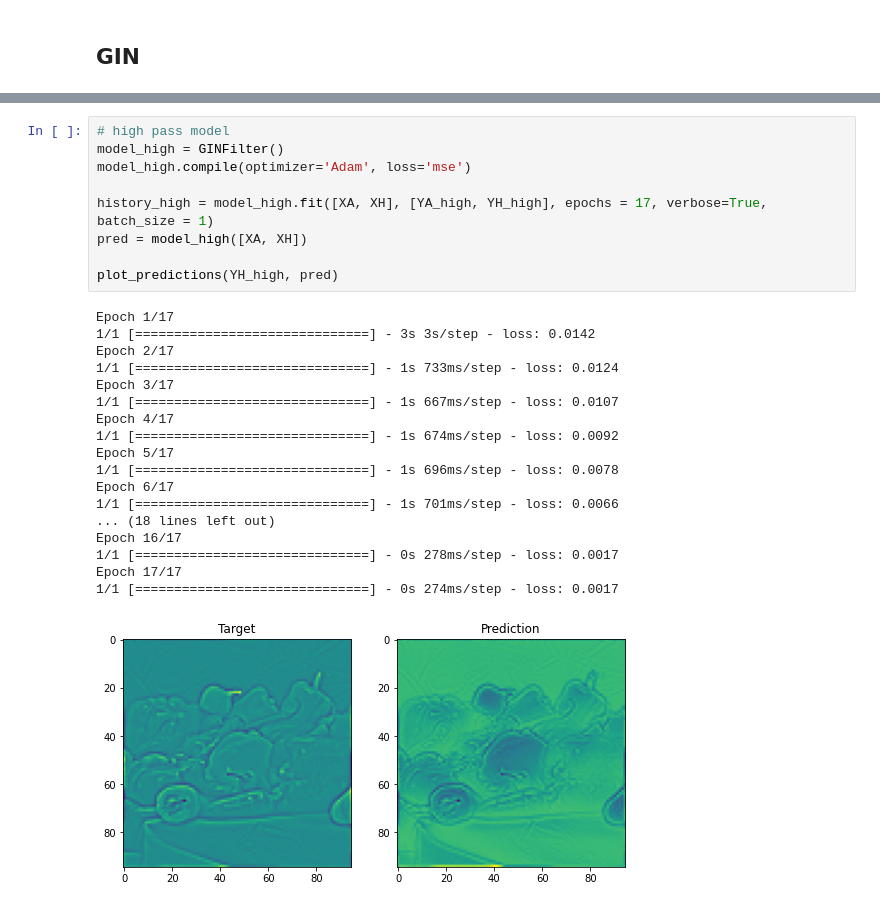
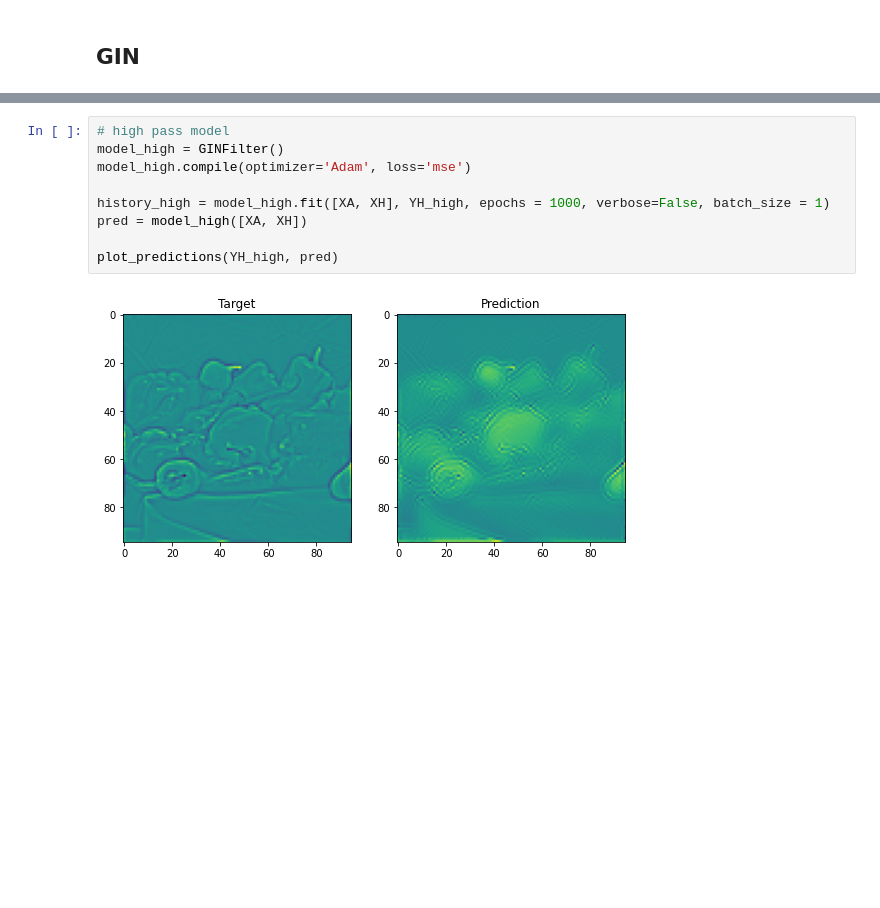
Before and after one commit to leopoldmaillard/GNNs, a Jupyter notebook: spatial_gnn.ipynb, the cells around one changed output, grey strips where cells are left out. Cells and saved outputs as stored; diff of their text form; blank space fills up the shorter version.

```diff
--- a/spatial_gnn.ipynb
+++ b/spatial_gnn.ipynb
@@ -179,31 +181,14 @@ plot_predictions(YH_band, pred)
 # %%
 # high pass model
 model_high = GINFilter()
 model_high.compile(optimizer='Adam', loss='mse')
 
-history_high = model_high.fit([XA, XH], [YA_high, YH_high], epochs = 17, verbose=True, batch_size = 1)
+history_high = model_high.fit([XA, XH], YH_high, epochs = 1000, verbose=False, batch_size = 1)
 pred = model_high([XA, XH])
 
 plot_predictions(YH_high, pred)
 # %% [output]
-Epoch 1/17
-1/1 [==============================] - 3s 3s/step - loss: 0.0142
-Epoch 2/17
-1/1 [==============================] - 1s 733ms/step - loss: 0.0124
-Epoch 3/17
-1/1 [==============================] - 1s 667ms/step - loss: 0.0107
-Epoch 4/17
-1/1 [==============================] - 1s 674ms/step - loss: 0.0092
-Epoch 5/17
-1/1 [==============================] - 1s 696ms/step - loss: 0.0078
-Epoch 6/17
-1/1 [==============================] - 1s 701ms/step - loss: 0.0066
-... (18 lines left out)
-Epoch 16/17
-1/1 [==============================] - 0s 278ms/step - loss: 0.0017
-Epoch 17/17
-1/1 [==============================] - 0s 274ms/step - loss: 0.0017
-[figure, old version]
+[figure, new version]
 # %%
 # band pass model
 model_band = GINFilter()
```
Also changed, not shown: parts of 11 cells of this notebook, 3 other files.
